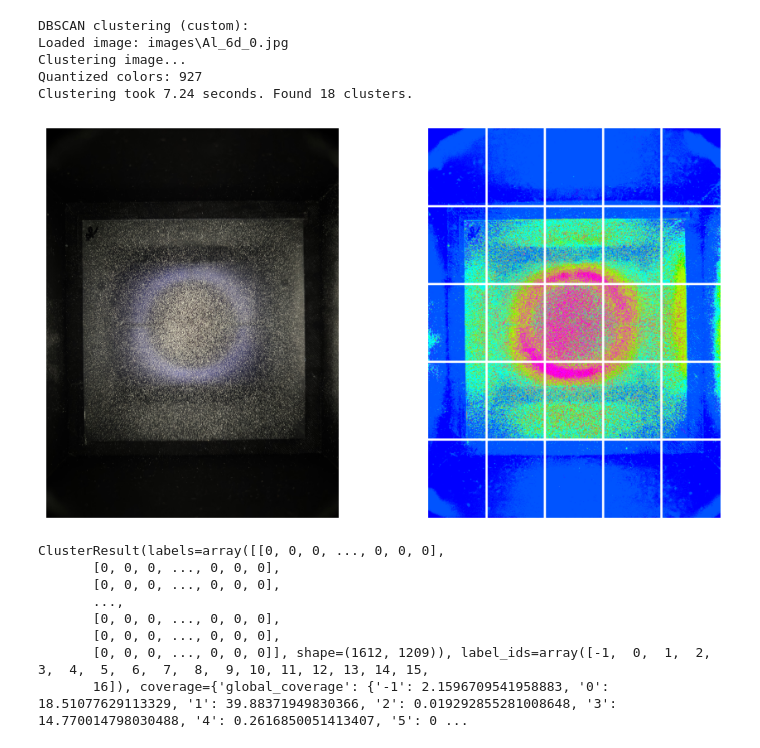
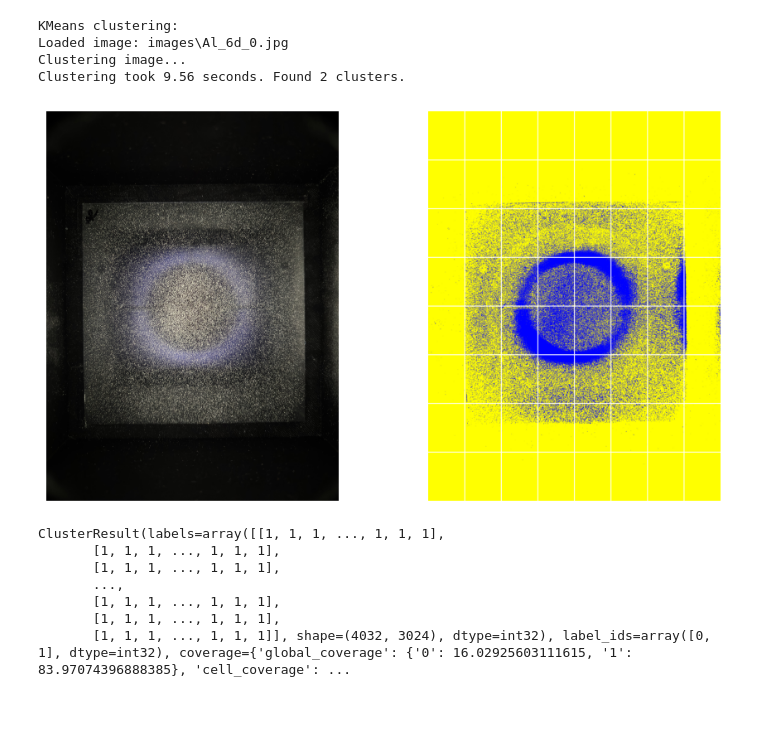
Before and after one commit to AmmoniumX/Thesis, a Jupyter notebook: particle-detection-clustering-distance.ipynb, the cells around one changed output. Saved outputs shown, nothing was run; the diff lists cells and outputs as text; code cells hidden in the pictures; blank space fills up the shorter version.

```diff
--- a/particle-detection-clustering-distance.ipynb
+++ b/particle-detection-clustering-distance.ipynb
@@ -459,50 +463,17 @@ def analyze_image(
-# %%
-# Analyze single image
-test_img_path = Path(IMGS_DIR, "Al_6d_0.jpg")
-
-# print("KMeans clustering:")
-# prepared_kmeans = partial(kmeans_clustering, n_clusters=2)
-# analyze_image(test_img_path, OUTPUT_DIR, scale_factor=0.5, clusterer=prepared_kmeans)
-
-# print("DBSCAN clustering:")
-# prepared_dbscan = partial(dbscan_clustering, eps=8, min_samples=3, algorithm='kd_tree', quantization=4)
-# analyze_image(test_img_path, OUTPUT_DIR, scale_factor=0.2, clusterer=prepared_dbscan)
-
-print("DBSCAN clustering (custom):")
-prepared_dbscan_custom = partial(
-    dbscan_clustering_custom, eps=8, min_samples=5, quantization=8
-)
-analyze_image(
-    test_img_path,
-    OUTPUT_DIR,
-    scale_factor=0.2,
-    grid_shape=(5, 5),
-    clusterer=prepared_dbscan_custom,
-)
-
-# print("DBSCAN clustering (custom, distance):")
-# prepared_dbscan_custom_dist = partial(
-#     dbscan_clustering_custom_distances, eps=8, min_samples=5, quantization=64
-# )
-# analyze_image(
-#     test_img_path,
-#     OUTPUT_DIR,
-#     scale_factor=0.2,
-#     grid_shape=(5, 5),
-#     clusterer=prepared_dbscan_custom_dist,
-# )
-# %% [output]
-DBSCAN clustering (custom):
-Loaded image: images\Al_6d_0.jpg
-Clustering image...
-Quantized colors: 927
-Clustering took 7.24 seconds. Found 18 clusters.
-[figure, removed]
-ClusterResult(labels=array([[0, 0, 0, ..., 0, 0, 0],
-       [0, 0, 0, ..., 0, 0, 0],
-       [0, 0, 0, ..., 0, 0, 0],
-       ...,
-       [0, 0, 0, ..., 0, 0, 0],
-       [0, 0, 0, ..., 0, 0, 0],
-       [0, 0, 0, ..., 0, 0, 0]], shape=(1612, 1209)), label_ids=array([-1,  0,  1,  2,  3,  4,  5,  6,  7,  8,  9, 10, 11, 12, 13, 14, 15,
-       16]), coverage={'global_coverage': {'-1': 2.1596709541958883, '0': 18.51077629113329, '1': 39.88371949830366, '2': 0.019292855281008648, '3': 14.770014798030488, '4': 0.2616850051413407, '5': 0 ...
+# %%
+print("KMeans clustering:")
+prepared_kmeans = partial(kmeans_clustering, n_clusters=2)
+analyze_image(test_img_path, OUTPUT_DIR, scale_factor=0.5, grid_shape=(8,8), clusterer=prepared_kmeans)
+# %% [output]
+KMeans clustering:
+Loaded image: images\Al_6d_0.jpg
+Clustering image...
+Clustering took 9.56 seconds. Found 2 clusters.
+[figure, added]
+ClusterResult(labels=array([[1, 1, 1, ..., 1, 1, 1],
+       [1, 1, 1, ..., 1, 1, 1],
+       [1, 1, 1, ..., 1, 1, 1],
+       ...,
+       [1, 1, 1, ..., 1, 1, 1],
+       [1, 1, 1, ..., 1, 1, 1],
+       [1, 1, 1, ..., 1, 1, 1]], shape=(4032, 3024), dtype=int32), label_ids=array([0, 1], dtype=int32), coverage={'global_coverage': {'0': 16.02925603111615, '1': 83.97074396888385}, 'cell_coverage': ...
```
Also changed, not shown: parts of 4 cells of this notebook, 1 other file.
